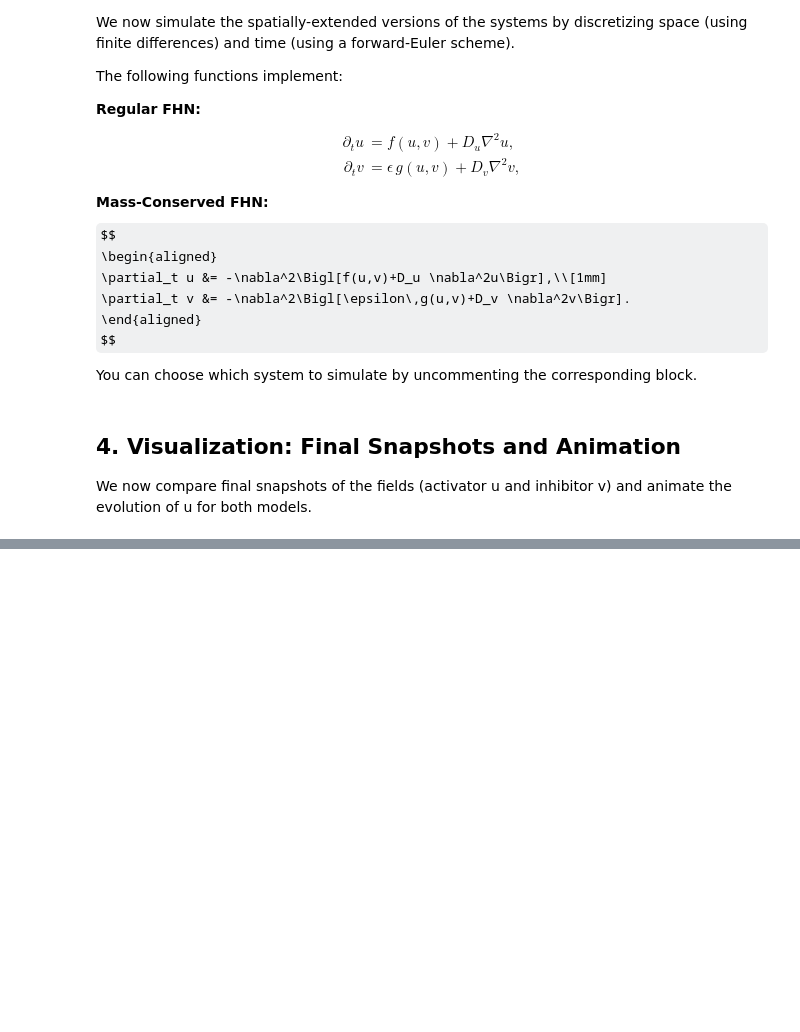
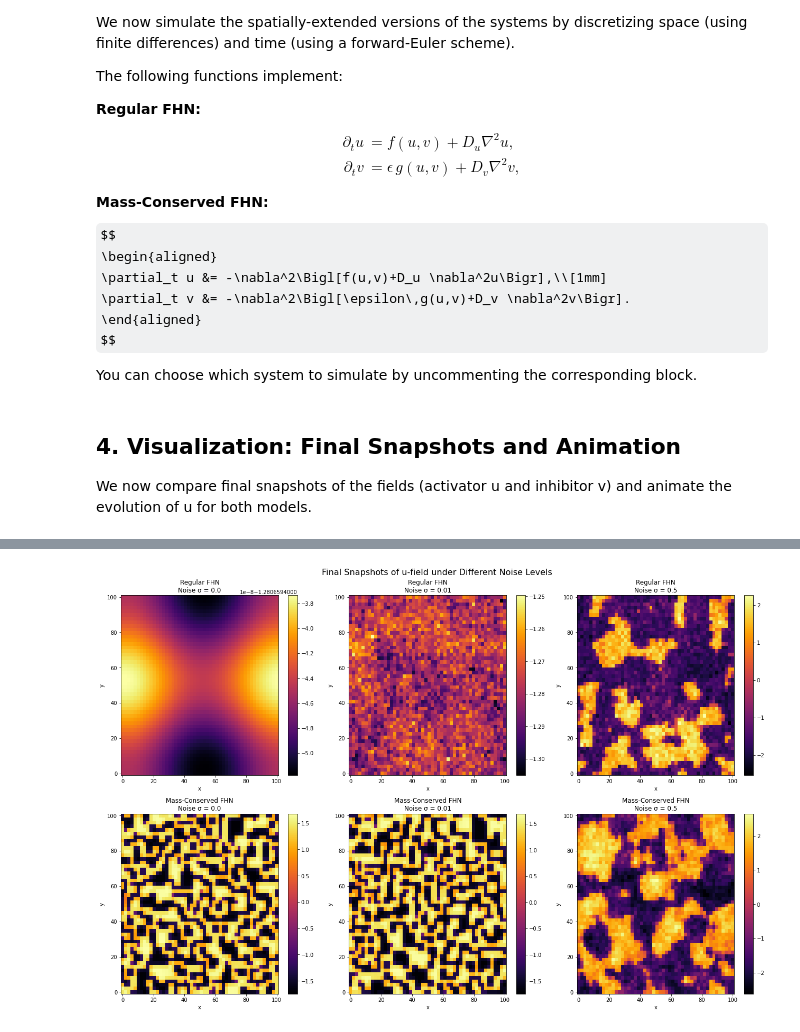
Before and after one commit to RedaElassooudi/Dynamics-and-Waves-in-Regular-vs.-Mass-Conserved-FitzHugh-Nagumo-Systems, a Jupyter notebook: code/fhn_model.ipynb, the cells around one changed output, grey strips where cells are left out. Saved outputs shown, nothing was run; the diff lists cells and outputs as text; code cells hidden in the pictures; some formulas as TeX source; blank space fills up the shorter version.

```diff
--- a/code/fhn_model.ipynb
+++ b/code/fhn_model.ipynb
@@ -325,0 +484,37 @@ plt.show()
+# %%
+# For each noise level, simulate and store the final snapshot (u-field) for both models.
+final_snapshots_reg = []
+final_snapshots_mc = []
+
+for sigma in noise_levels:
+    Xn, Yn, t_vec_n, u_reg_noise, _ = simulate_regular_fhn_noise(T_noise, dt_noise, n_space_n, domain_n, a_n, b_n, epsilon_n, Du_n, Dv_n, sigma)
+    final_snapshots_reg.append(u_reg_noise[-1])
+
+    Xn_mc, Yn_mc, t_vec_n, u_mc_noise, _ = simulate_mass_conserved_fhn_noise(T_noise, dt_noise, n_space_n, domain_n, a_n, b_n, epsilon_n, Du_n, Dv_n, sigma)
+    final_snapshots_mc.append(u_mc_noise[-1])
+# %%
+# Plot a comparison of final u-field snapshots for both models at different noise levels.
+fig, axes = plt.subplots(2, len(noise_levels), figsize=(18, 12))
+
+for i, sigma in enumerate(noise_levels):
+    # Regular FHN subplot:
+    ax = axes[0, i]
+    p = ax.pcolormesh(Xn, Yn, final_snapshots_reg[i], shading='auto', cmap='inferno')
+    ax.set_title(f"Regular FHN\nNoise σ = {sigma}")
+    ax.set_xlabel("x")
+    ax.set_ylabel("y")
+    fig.colorbar(p, ax=ax)
+
+    # Mass-Conserved FHN subplot:
+    ax_mc = axes[1, i]
+    p_mc = ax_mc.pcolormesh(Xn_mc, Yn_mc, final_snapshots_mc[i], shading='auto', cmap='inferno')
+    ax_mc.set_title(f"Mass-Conserved FHN\nNoise σ = {sigma}")
+    ax_mc.set_xlabel("x")
+    ax_mc.set_ylabel("y")
+    fig.colorbar(p_mc, ax=ax_mc)
+
+plt.suptitle("Final Snapshots of u-field under Different Noise Levels", fontsize=16)
+plt.tight_layout()
+plt.show()
+# %% [output]
+[figure, added]
```
Also changed, not shown: parts of 11 cells of this notebook.
